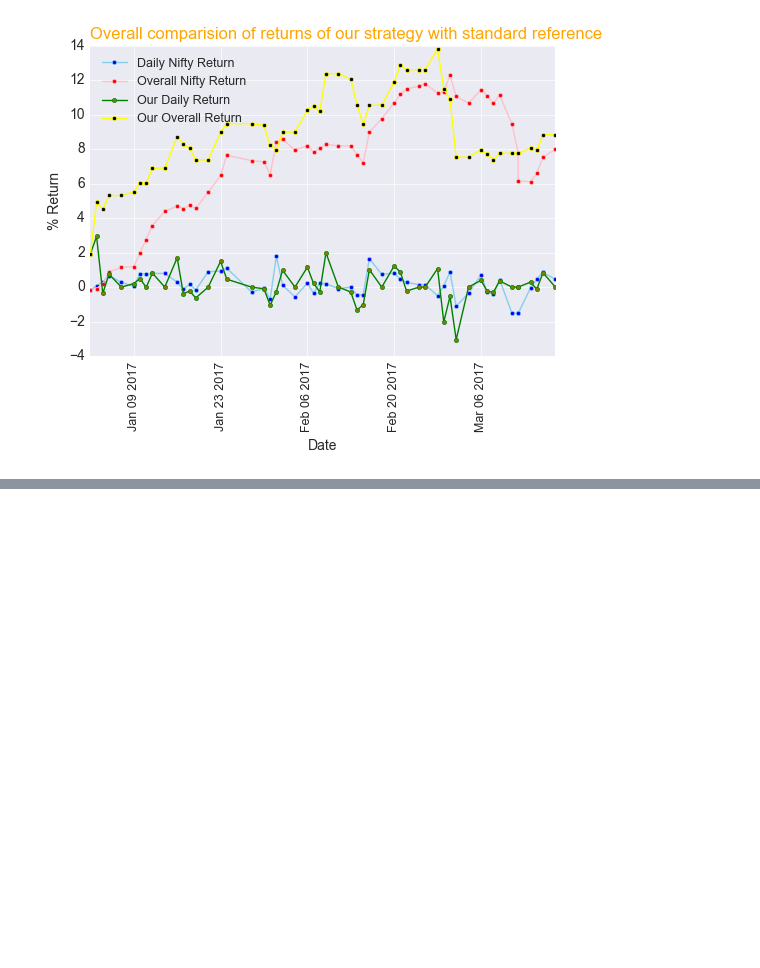
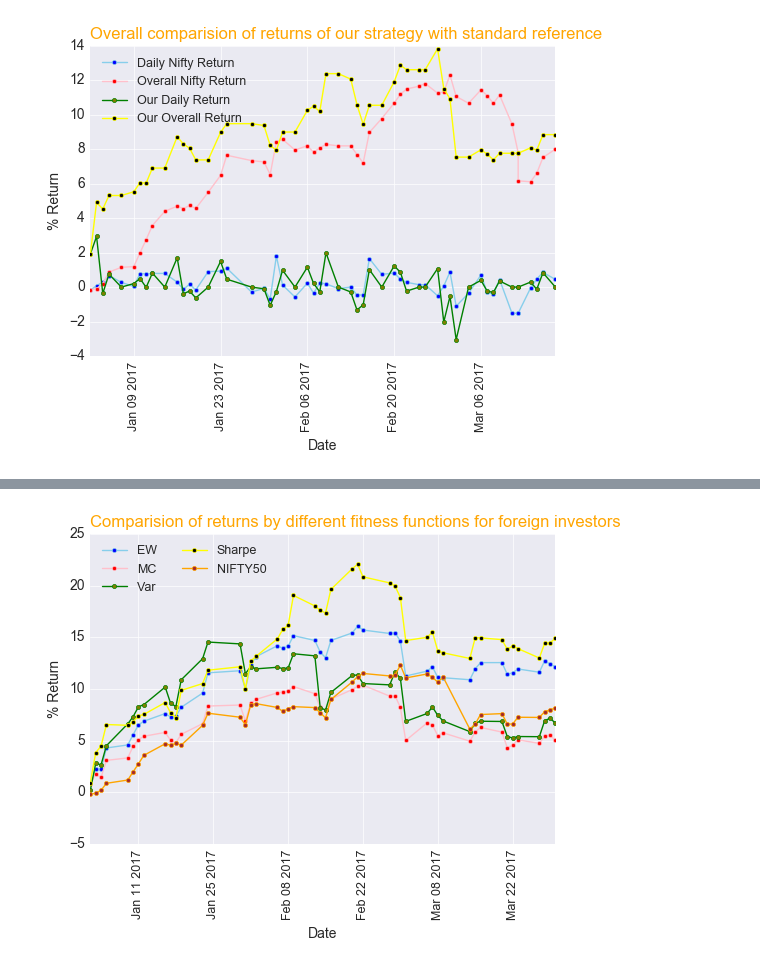
Before and after one commit to patoliyam/Clustering-based-portfolio-optimization-using-investor-information-in-indian-stock-market, a Jupyter notebook: BTP Code.ipynb, the cells around one changed output, grey strips where cells are left out. Drawn from its saved outputs; the diff is of its cells as text; code cells hidden in the pictures; blank space fills up the shorter version.

```diff
--- a/BTP Code.ipynb
+++ b/BTP Code.ipynb
@@ -279,7 +279,7 @@ def maxSharpeRatioFitness(chromosome,stocksList,startDate,endDate):
     wDotC=np.dot(w,C)
     variance = np.dot(wDotC,np.array(w).T)
     R_p = portfolioReturnPercentage(w,stocksList,startDate,endDate)
-    R_f = niftyReturnPercentage(startDate,endDate)
+    R_f = 6.50 #risk free rate
 
     return (R_p-R_f)/(100.0*variance)
 
@@ -733,0 +814,2 @@ plotFinalGraph(dfFirstQuarter)
+# %%
+foreignDf = compareFitnessFunctions('2017-01-01', '2017-04-01', 'Foreign')
@@ -733,0 +834,26 @@ plotFinalGraph(dfFirstQuarter)
+# %%
+def plotTheGraph(df,investorType):
+    df["Buy Date"].dt.strftime('%d-%m-%Y')
+    # style
+    plt.clf()
+    plt.style.use('seaborn-darkgrid')
+
+    plt.plot('Buy Date', 'Equal Weight(Cummulative)', data=df, marker='.', markerfacecolor='blue', markersize=6, color='skyblue', linewidth=1, label="EW")
+    plt.plot( 'Buy Date', 'Market Cap(Cummulative)', data=df, marker='.', markerfacecolor='red', markersize=6, color='pink', linewidth=1, label="MC")
+    plt.plot( 'Buy Date', 'Min Var(Cummulative)', data=df, marker='.', markerfacecolor='olive', markersize=6, color='green', linewidth=1,label="Var")
+    plt.plot( 'Buy Date', 'Max Sharpe(Cummulative)', data=df, marker='.', markerfacecolor='black', markersize=6, color='yellow', linewidth=1, label="Sharpe")
+    plt.plot( 'Buy Date', 'NIFTY50(Cummulative)', data=df, marker='.', markerfacecolor='Brown', markersize=6,color='orange', linewidth=1, label="NIFTY50")
+
+    # Add legend
+    plt.legend(loc=2, ncol=2,fontsize=9)
+    plt.xticks(fontsize=9, rotation=90)
+
+    # Add titles
+    plt.title("Comparision of returns by different fitness functions for "+ investorType +" investors", loc='left', fontsize=12, fontweight=0, color='orange')
+    plt.xlabel("Date")
+    plt.ylabel("% Return")
+    plt.show()
+#     plt.savefig('institutionalComparision.png')
+plotTheGraph(foreignDf,'foreign')
+# %% [output]
+[figure, added]
```
Also changed, not shown: parts of 4 cells of this notebook, 3 other files.
